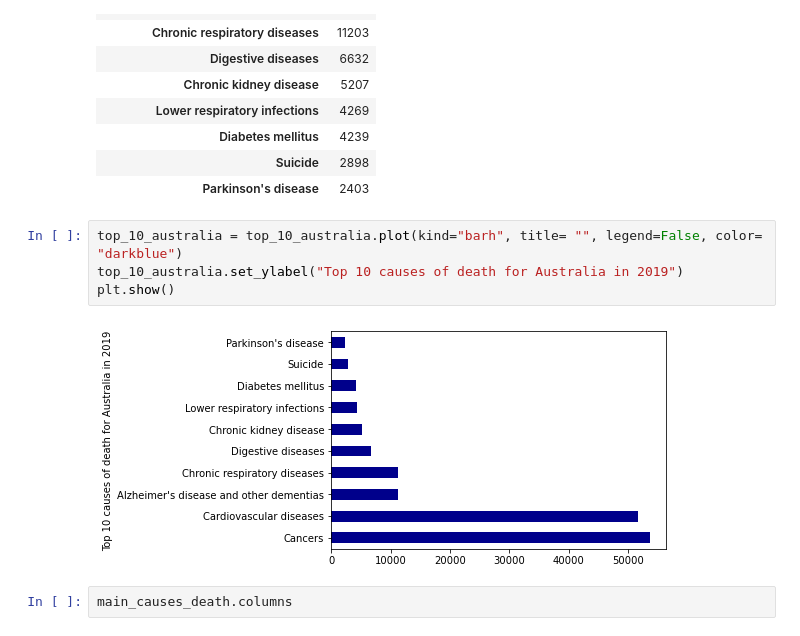
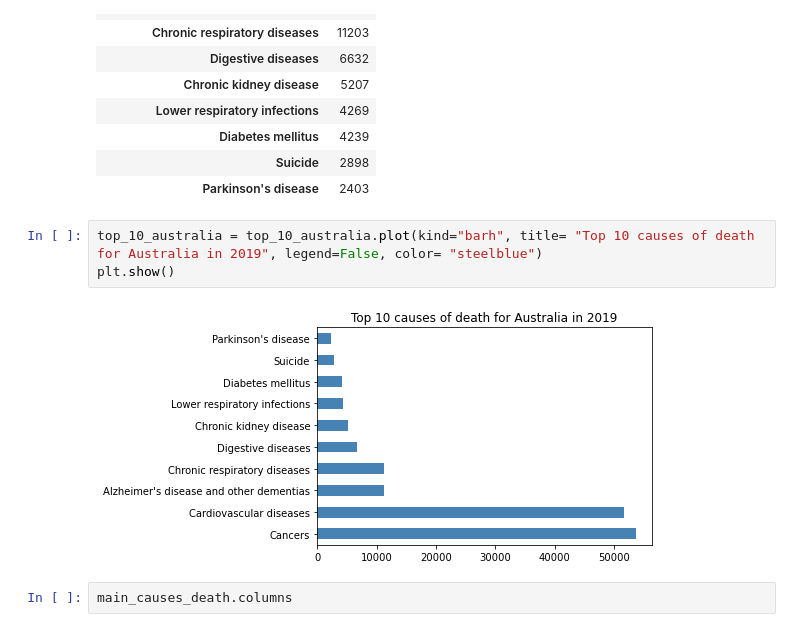
Before and after one commit to mialroso/project_challenge1, a Jupyter notebook: project_1.0.ipynb, the cells around one changed output. Drawn from its saved outputs; the diff is of its cells as text.

```diff
--- a/project_1.0.ipynb
+++ b/project_1.0.ipynb
@@ -67,11 +54,10 @@ top_10_australia
 | Suicide | 2898 |
 | Parkinson's disease | 2403 |
 # %%
-top_10_australia = top_10_australia.plot(kind="barh", title= "", legend=False, color= "darkblue")
-top_10_australia.set_ylabel("Top 10 causes of death for Australia in 2019")
+top_10_australia = top_10_australia.plot(kind="barh", title= "Top 10 causes of death for Australia in 2019", legend=False, color= "steelblue")
 plt.show()
 # %% [output]
-[figure, old version]
+[figure, new version]
 # %%
 main_causes_death.columns
 # %% [output]
```
Also changed, not shown: parts of 18 cells of this notebook, 8 other files.
